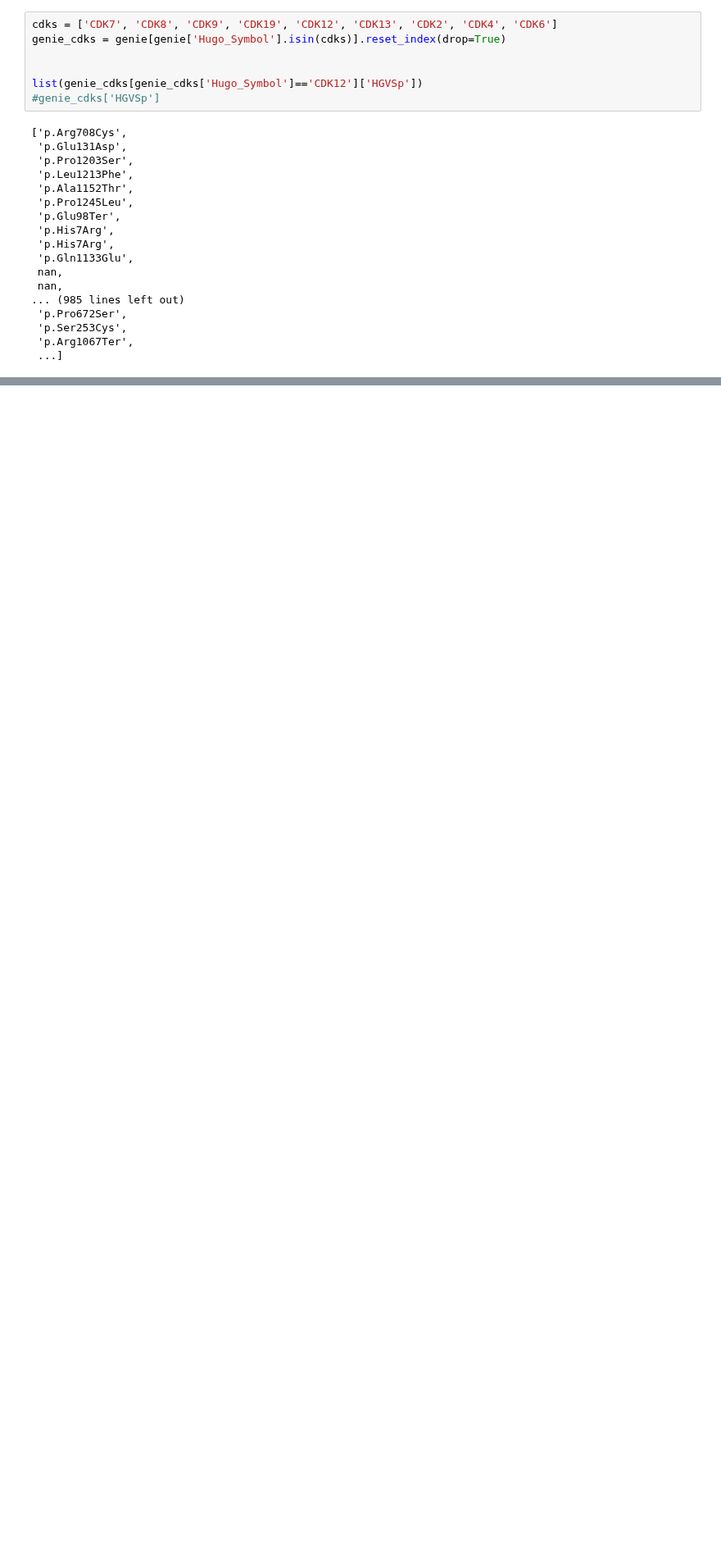
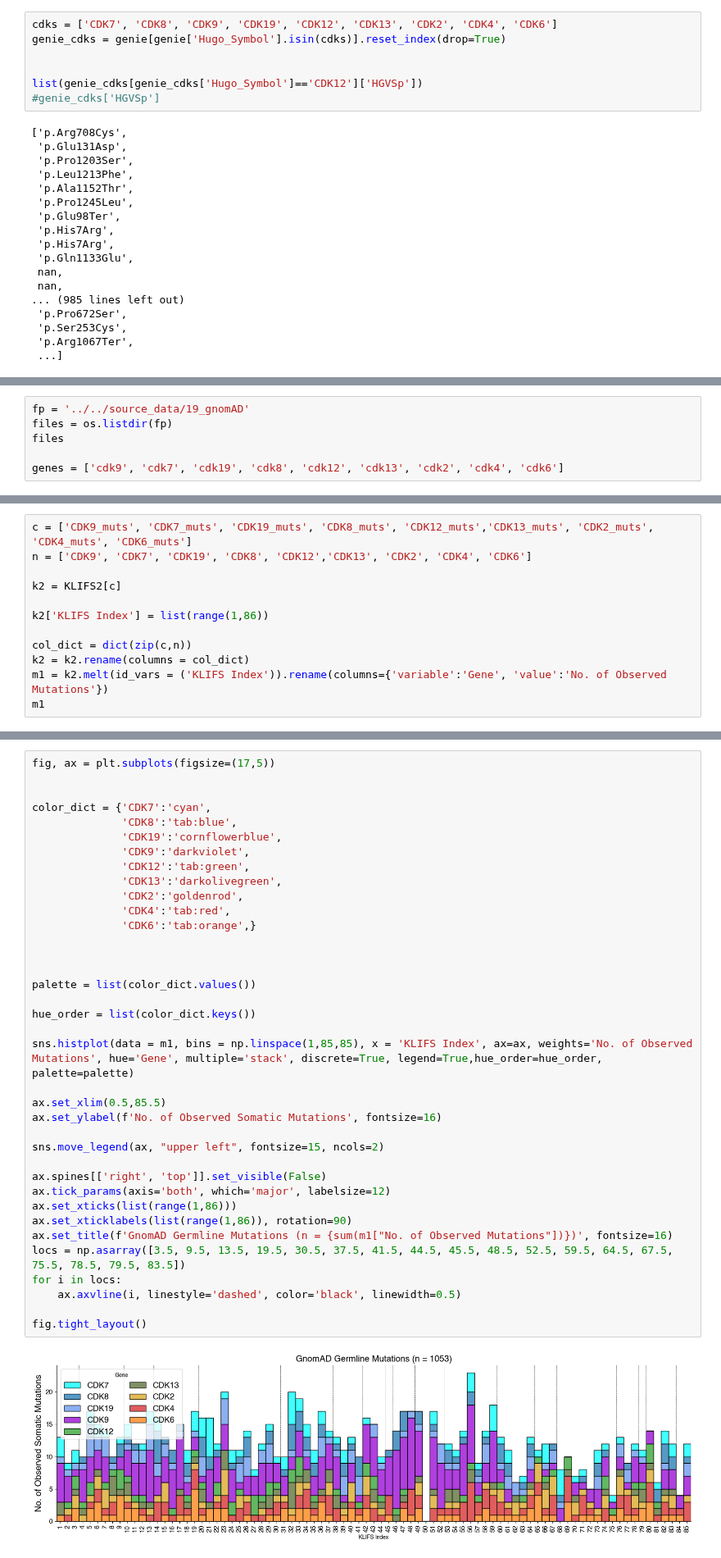
Before and after one commit to samgould2/CDK-BE-mutagenesis, a Jupyter notebook: notebooks/09_analysis_and_viz/KLIFS_fingerprints.ipynb, the cells around one changed output, grey strips where cells are left out. Shown at 82% size. Saved outputs shown, nothing was run; the diff lists cells and outputs as text; blank space fills up the shorter version.

```diff
--- a/notebooks/09_analysis_and_viz/KLIFS_fingerprints.ipynb
+++ b/notebooks/09_analysis_and_viz/KLIFS_fingerprints.ipynb
@@ -1500,0 +1834,6 @@ list(genie_cdks[genie_cdks['Hugo_Symbol']=='CDK12']['HGVSp'])
+# %%
+fp = '../../source_data/19_gnomAD'
+files = os.listdir(fp)
+files
+
+genes = ['cdk9', 'cdk7', 'cdk19', 'cdk8', 'cdk12', 'cdk13', 'cdk2', 'cdk4', 'cdk6']
@@ -1500,0 +1885,12 @@ list(genie_cdks[genie_cdks['Hugo_Symbol']=='CDK12']['HGVSp'])
+# %%
+c = ['CDK9_muts', 'CDK7_muts', 'CDK19_muts', 'CDK8_muts', 'CDK12_muts','CDK13_muts', 'CDK2_muts', 'CDK4_muts', 'CDK6_muts']
+n = ['CDK9', 'CDK7', 'CDK19', 'CDK8', 'CDK12','CDK13', 'CDK2', 'CDK4', 'CDK6']
+
+k2 = KLIFS2[c]
+
+k2['KLIFS Index'] = list(range(1,86))
+
+col_dict = dict(zip(c,n))
+k2 = k2.rename(columns = col_dict)
+m1 = k2.melt(id_vars = ('KLIFS Index')).rename(columns={'variable':'Gene', 'value':'No. of Observed Mutations'})
+m1
@@ -1500,0 +1915,39 @@ list(genie_cdks[genie_cdks['Hugo_Symbol']=='CDK12']['HGVSp'])
+# %%
+fig, ax = plt.subplots(figsize=(17,5))
+
+
+color_dict = {'CDK7':'cyan',
+              'CDK8':'tab:blue',
+              'CDK19':'cornflowerblue',
+              'CDK9':'darkviolet',
+              'CDK12':'tab:green',
+              'CDK13':'darkolivegreen',
+              'CDK2':'goldenrod',
+              'CDK4':'tab:red',
+              'CDK6':'tab:orange',}
+
+
+
+palette = list(color_dict.values())
+
+hue_order = list(color_dict.keys())
+
+sns.histplot(data = m1, bins = np.linspace(1,85,85), x = 'KLIFS Index', ax=ax, weights='No. of Observed Mutations', hue='Gene', multiple='stack', discrete=True, legend=True,hue_order=hue_order, palette=palette)
+
+ax.set_xlim(0.5,85.5)
+ax.set_ylabel(f'No. of Observed Somatic Mutations', fontsize=16)
+
+sns.move_legend(ax, "upper left", fontsize=15, ncols=2)
+
+ax.spines[['right', 'top']].set_visible(False)
+ax.tick_params(axis='both', which='major', labelsize=12)
+ax.set_xticks(list(range(1,86)))
+ax.set_xticklabels(list(range(1,86)), rotation=90)
+ax.set_title(f'GnomAD Germline Mutations (n = {sum(m1["No. of Observed Mutations"])})', fontsize=16)
+locs = np.asarray([3.5, 9.5, 13.5, 19.5, 30.5, 37.5, 41.5, 44.5, 45.5, 48.5, 52.5, 59.5, 64.5, 67.5, 75.5, 78.5, 79.5, 83.5])
+for i in locs:
+    ax.axvline(i, linestyle='dashed', color='black', linewidth=0.5)
+
+fig.tight_layout()
+# %% [output]
+[figure, added]
```
Also changed, not shown: parts of 23 cells of this notebook, 32 other files.
